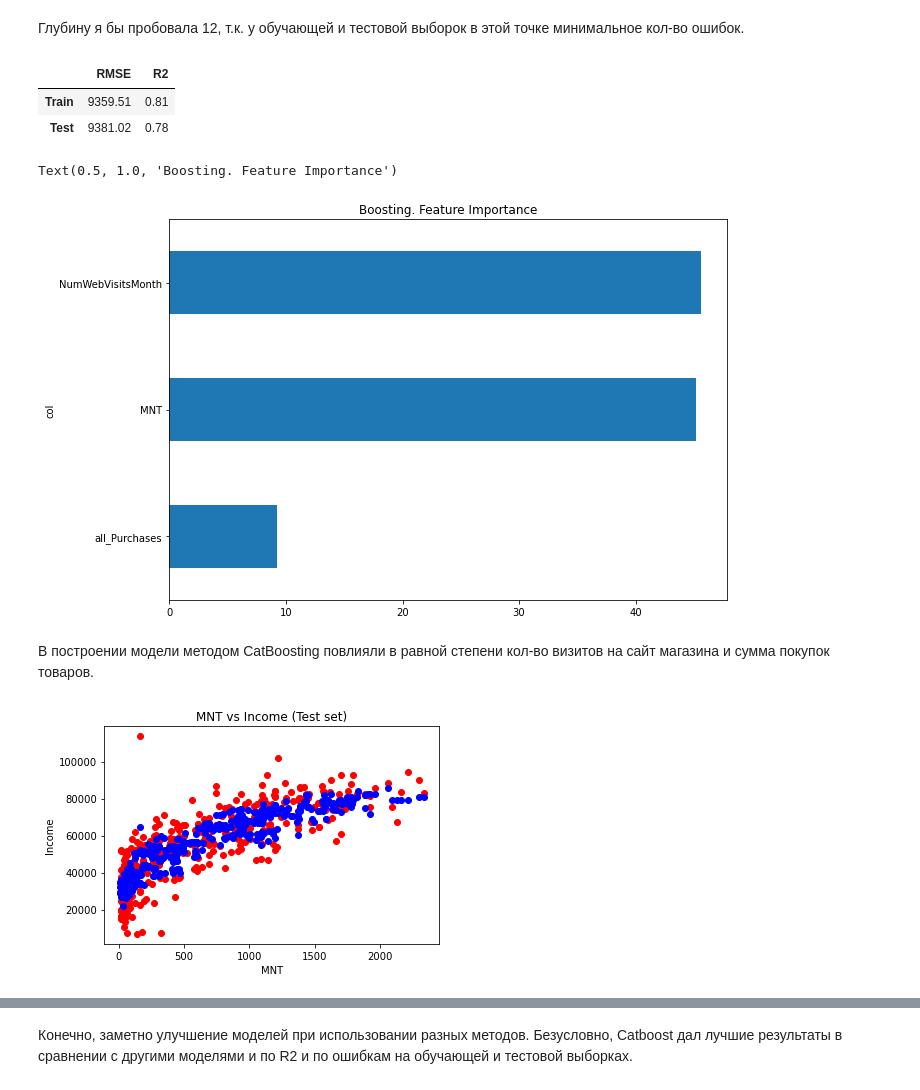
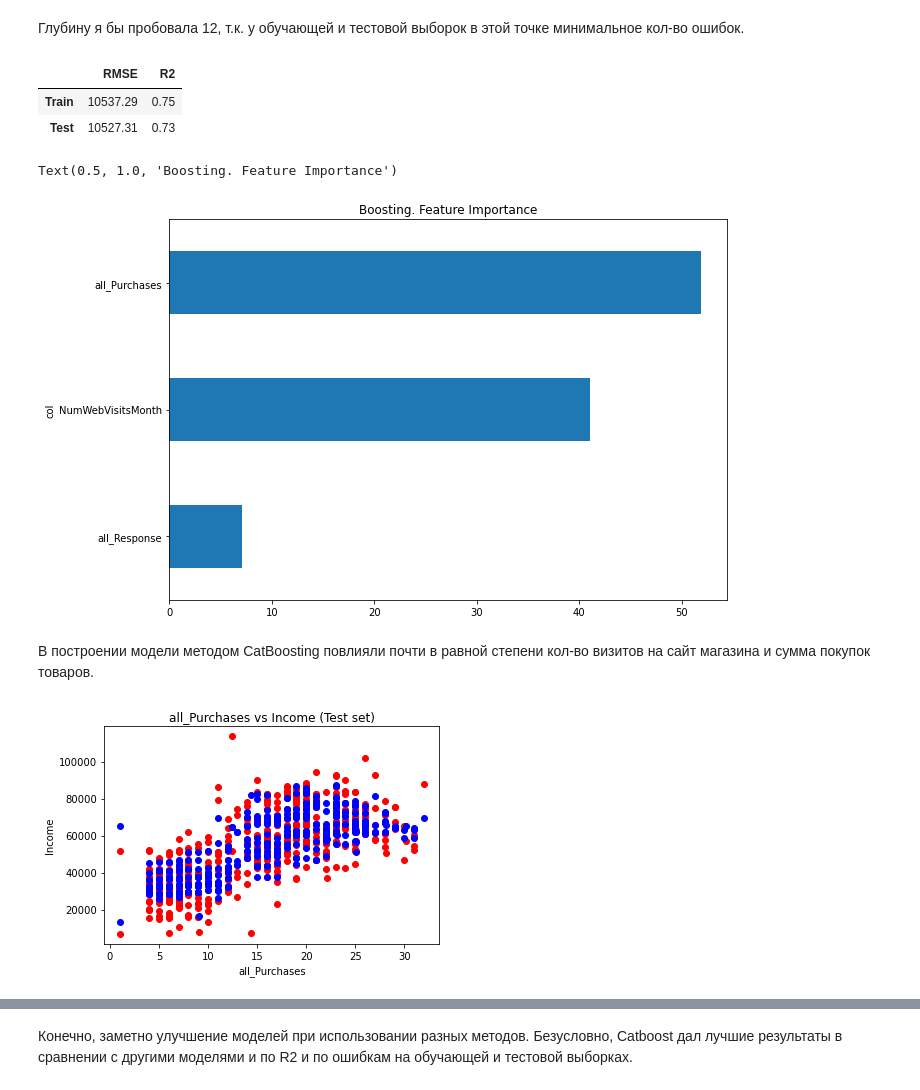
Before and after one commit to mariialitvina/Uni_tasks_ML, a Jupyter notebook: 03 Regression Tree & Random Forest.ipynb, the cells around one changed output, grey strips where cells are left out. Saved outputs shown, nothing was run; the diff lists cells and outputs as text; code cells hidden in the pictures.

```diff
--- a/03 Regression Tree & Random Forest.ipynb
+++ b/03 Regression Tree & Random Forest.ipynb
@@ -19,7 +19,7 @@ X_test = obj["X_test"]
 y_train = obj["y_train"]
 y_test = obj["y_test"]
 
-f = ['NumWebVisitsMonth','MNT','all_Purchases']
+f = ['NumWebVisitsMonth','all_Response','all_Purchases']
 # %% [markdown]
 Выбрала 3 поля, которые оказывают наибольшее влияние на прогнозирование дохода клинента.
 # %%
@@ -212,7 +212,7 @@ catboost_max_depth(X_train[f], X_test[f], y_train, y_test, list(range(1,15)))
 Глубину я бы пробовала 12, т.к. у обучающей и тестовой выборок в этой точке минимальное кол-во ошибок.
 # %%
 # Fitting CatBoost to the Training set
-cb = CatBoostRegressor(iterations=6,max_depth=12,random_state=10,eval_metric='RMSE',loss_function='RMSE').fit(X_train[f], y_train,eval_set=(X_test[f], y_test),logging_level='Silent')
+cb = CatBoostRegressor(iterations=7,max_depth=12,random_state=10,eval_metric='RMSE',loss_function='RMSE').fit(X_train[f], y_train,eval_set=(X_test[f], y_test),logging_level='Silent')
 
 # Predicting the Test set results
 cb_y_pred = cb.predict(X_test[f])
@@ -221,8 +221,8 @@ cb_y_pred = cb.predict(X_test[f])
 metrics(X_train[f], X_test[f], y_train, y_test, cb_y_pred, cb).round(2)
 # %% [output]
 |  | RMSE | R2 |
-| Train | 9359.51 | 0.81 |
-| Test | 9381.02 | 0.78 |
+| Train | 10537.29 | 0.75 |
+| Test | 10527.31 | 0.73 |
 # %%
 # Features importances
 cb_imp = pd.DataFrame({'imp': cb.get_feature_importance(), 'col': X_train[f].columns})
@@ -231,19 +231,19 @@ cb_imp.plot(kind='barh', x='col', y='imp', figsize=(10, 7), legend=None)
 plt.title('Boosting. Feature Importance')
 # %% [output]
 Text(0.5, 1.0, 'Boosting. Feature Importance')
-[figure, old version]
+[figure, new version]
 # %% [markdown]
-В построении модели методом CatBoosting повлияли в равной степени кол-во визитов на сайт магазина и сумма покупок товаров.
+В построении модели методом CatBoosting повлияли почти в равной степени кол-во визитов на сайт магазина и сумма покупок товаров.
 # %%
 # Visualising the Test set results
-plt.scatter(X_test['MNT'], y_test, color = 'red')
-plt.plot(X_test['MNT'], cb.predict(X_test[f]), 'bo')
-plt.title('MNT vs Income (Test set)')
-plt.xlabel('MNT')
+plt.scatter(X_test['all_Purchases'], y_test, color = 'red')
+plt.plot(X_test['all_Purchases'], cb.predict(X_test[f]), 'bo')
+plt.title('all_Purchases vs Income (Test set)')
+plt.xlabel('all_Purchases')
 plt.ylabel('Income')
 plt.show()
 # %% [output]
-[figure, old version]
+[figure, new version]
 # %%
 # Metrics
 metric_dt = metrics(X_train[f], X_test[f], y_train,y_test, dt_y_pred, dt).round(2).abs()
```
Also changed, not shown: parts of 16 cells of this notebook, 9 other files.
